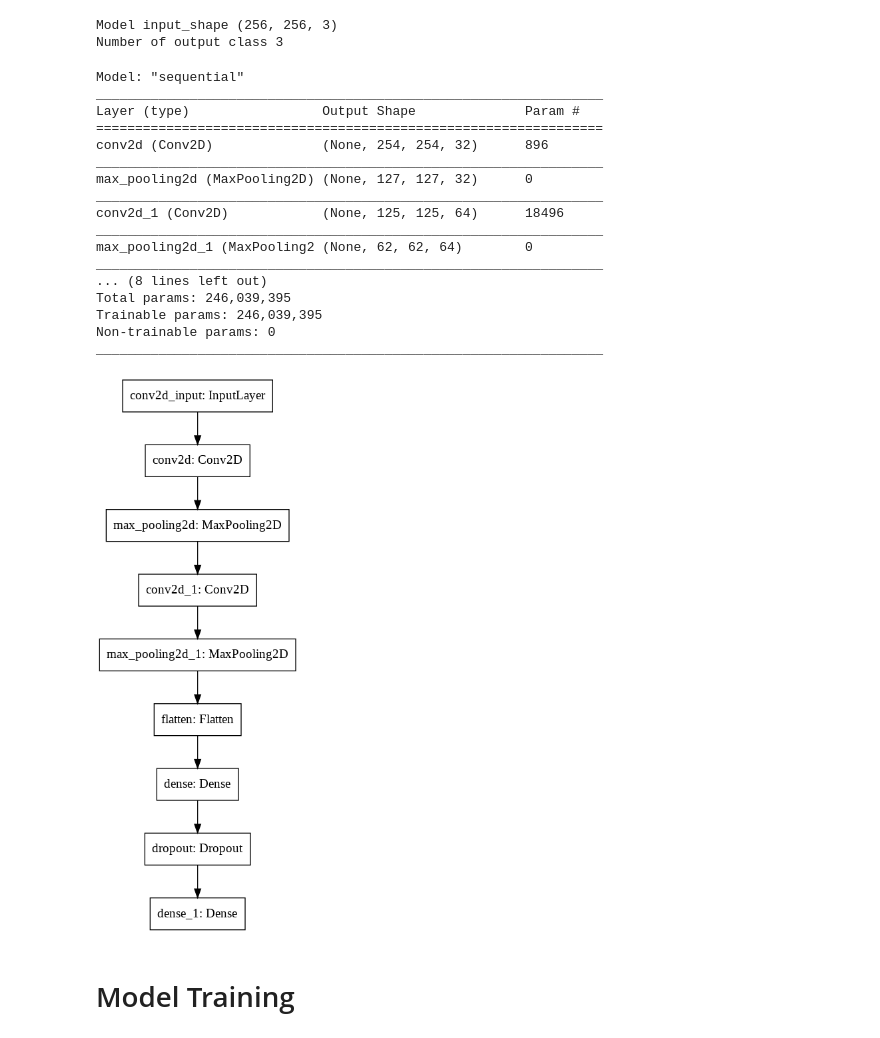
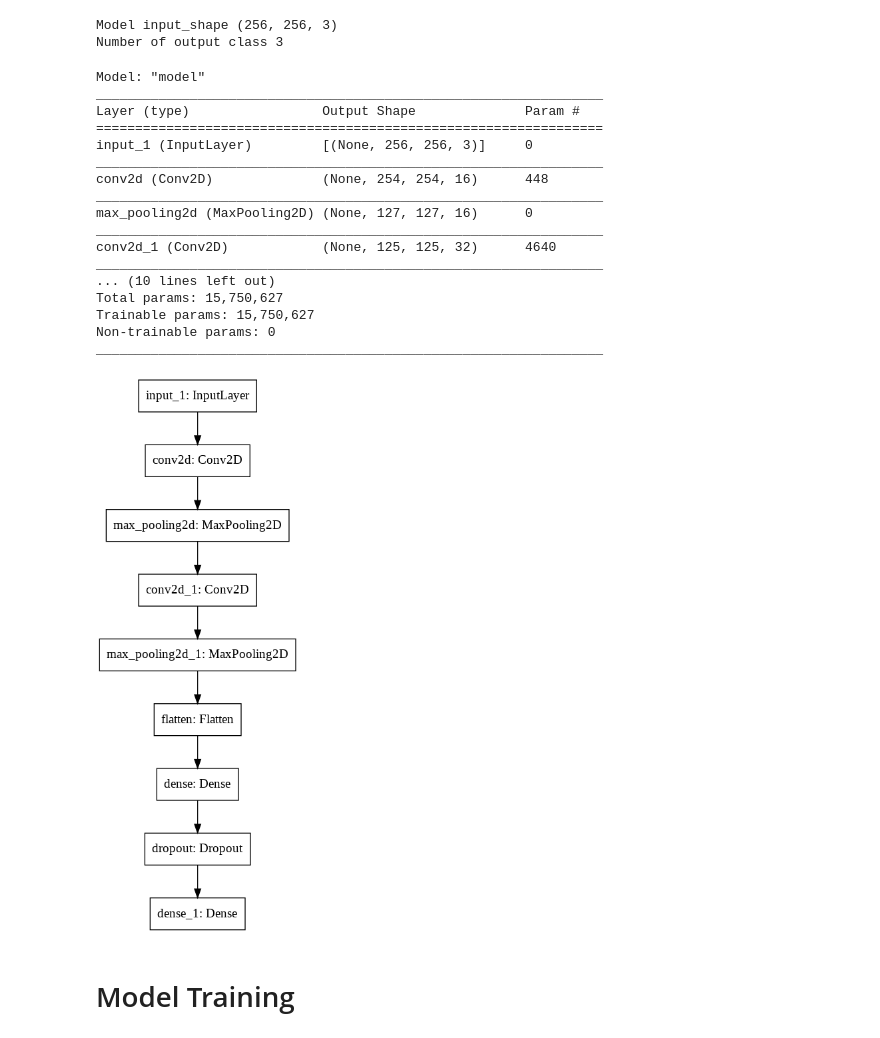
Before and after one commit to sayan0506/Agriculture-project-notes-and-references, a Jupyter notebook: Potato_Leaf_Classifer.ipynb, the cells around one changed output. Drawn from its saved outputs; the diff is of its cells as text; code cells hidden in the pictures.

```diff
--- a/Potato_Leaf_Classifer.ipynb
+++ b/Potato_Leaf_Classifer.ipynb
@@ -570,0 +561,5 @@ Shape of augmented np dataset (3000, 256, 256, 3)
+# %%
+image_labels_original = np.array(image_labels_original, dtype=np.int32)
+image_labels_augmented = np.array(image_labels_augmented, dtype=np.int32)
+print(f'Shape of original labels {image_labels_original.shape}')
+print(f'Shape of original labels {image_labels_augmented.shape}')
@@ -695,44 +691,43 @@ print(f'Number of output class {num_classes}')
 Model input_shape (256, 256, 3)
 Number of output class 3
 # %%
-def model1(input_shape, num_clasess):
-  model = Sequential([Conv2D(32, kernel_size=(3,3), strides=1, activation = 'relu', input_shape = input_shape),
-                      MaxPooling2D(pool_size=(2,2), strides=2),
-                      Conv2D(64, kernel_size=(3,3), strides = 1, activation='relu'),
-                      MaxPooling2D(pool_size=(2,2), strides = 2),
-                      Flatten(),
-                      Dense(1000, activation='relu'),
-                      Dropout(rate=0.3),
-                      Dense(num_classes, activation='softmax')
-  ])
+def model(input_shape, num_classes):
+  inputs = keras.layers.Input(shape = input_shape)
 
-  return model
+  x = keras.layers.Conv2D(filters = 16, kernel_size=3, activation='relu', strides=1)(inputs)
+  x = keras.layers.MaxPooling2D(pool_size=(2,2), strides = 2)(x)
+  x = keras.layers.Conv2D(filters = 32, kernel_size=3, activation='relu', strides=1)(x)
+  x = keras.layers.MaxPooling2D(pool_size=(2,2), strides = 2)(x)
+  x = keras.layers.Flatten()(x)
+  x = keras.layers.Dense(128, activation='relu')(x)
+  x = keras.layers.Dropout(rate = 0.3)(x)
+  output = keras.layers.Dense(num_classes, activation='softmax')(x)
 
-# model initialize
-model1 = model1(input_shape, num_classes)
-# model summmary
-model1.summary()
+  return keras.models.Model(inputs = inputs, outputs = output)
+
+model = model(input_shape, num_classes)
+model.summary()
 # save model structure image
-plot_model(model1, to_file = 'potato_cnn.png')
+plot_model(model, to_file = 'potato_cnn.png')
 # %% [output]
-Model: "sequential"
+Model: "model"
 _________________________________________________________________
 Layer (type)                 Output Shape              Param #
 =================================================================
-conv2d (Conv2D)              (None, 254, 254, 32)      896
+input_1 (InputLayer)         [(None, 256, 256, 3)]     0
 _________________________________________________________________
-max_pooling2d (MaxPooling2D) (None, 127, 127, 32)      0
+conv2d (Conv2D)              (None, 254, 254, 16)      448
 _________________________________________________________________
-conv2d_1 (Conv2D)            (None, 125, 125, 64)      18496
+max_pooling2d (MaxPooling2D) (None, 127, 127, 16)      0
 _________________________________________________________________
-max_pooling2d_1 (MaxPooling2 (None, 62, 62, 64)        0
+conv2d_1 (Conv2D)            (None, 125, 125, 32)      4640
 _________________________________________________________________
-... (8 lines left out)
-Total params: 246,039,395
-Trainable params: 246,039,395
+... (10 lines left out)
+Total params: 15,750,627
+Trainable params: 15,750,627
 Non-trainable params: 0
 _________________________________________________________________
-[figure, old version]
+[figure, new version]
 # %% [markdown]
 # Model Training
 # %% [markdown]
```
Also changed, not shown: parts of 36 cells of this notebook.
